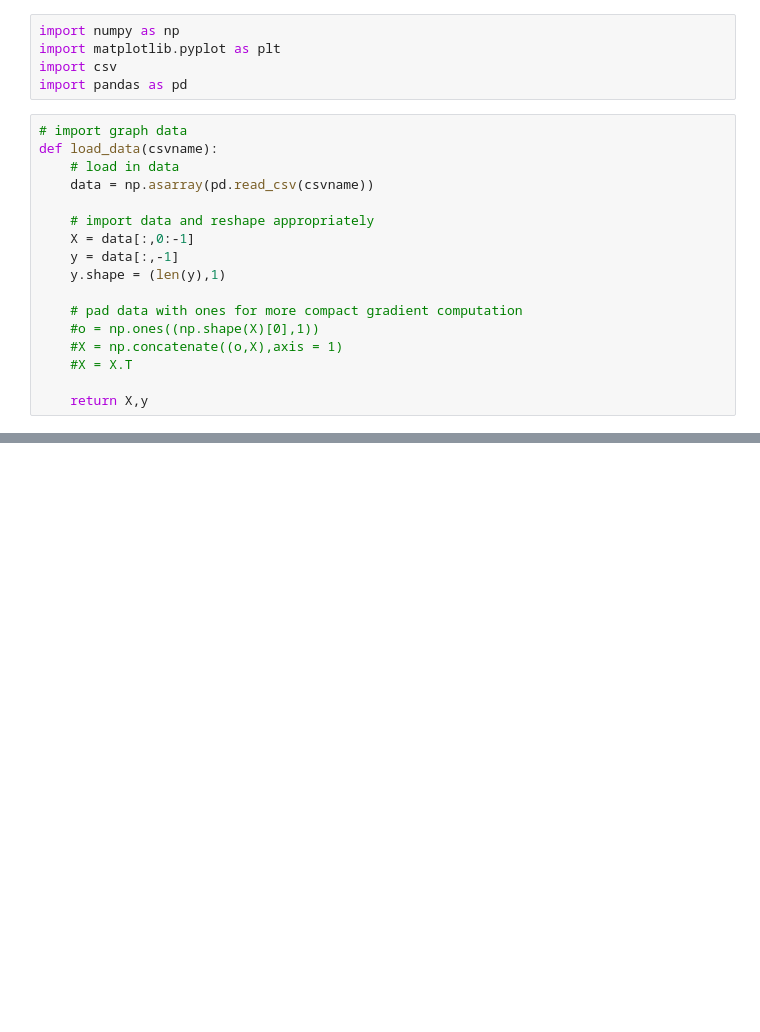
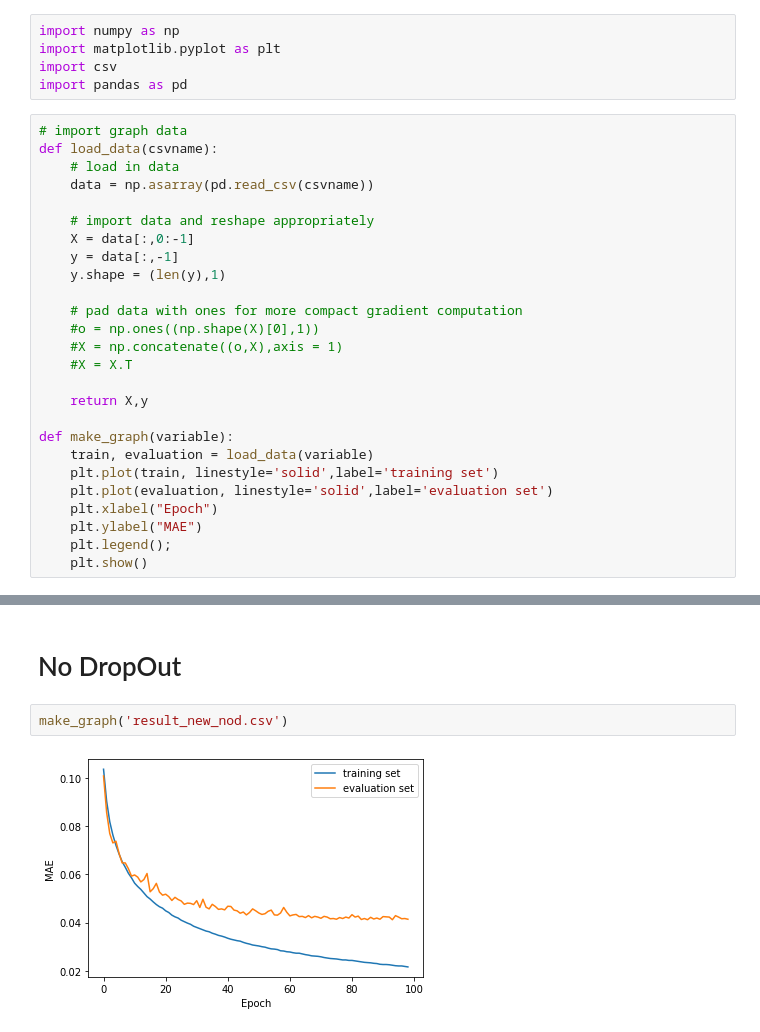
Before and after one commit to GuptaVishu2002/ElemNet, a Jupyter notebook: Graph.ipynb, the cells around one changed output, grey strips where cells are left out. Saved outputs shown, nothing was run; the diff lists cells and outputs as text; blank space fills up the shorter version.

```diff
--- a/Graph.ipynb
+++ b/Graph.ipynb
@@ -20,3 +20,12 @@ def load_data(csvname):
     #X = X.T
 
     return X,y
+
+def make_graph(variable):
+    train, evaluation = load_data(variable)
+    plt.plot(train, linestyle='solid',label='training set')
+    plt.plot(evaluation, linestyle='solid',label='evaluation set')
+    plt.xlabel("Epoch")
+    plt.ylabel("MAE")
+    plt.legend();
+    plt.show()
@@ -34,0 +38,6 @@ plt.show()
+# %% [markdown]
+# No DropOut
+# %%
+make_graph('result_new_nod.csv')
+# %% [output]
+[figure, added]
```
Also changed, not shown: parts of 19 cells of this notebook.
